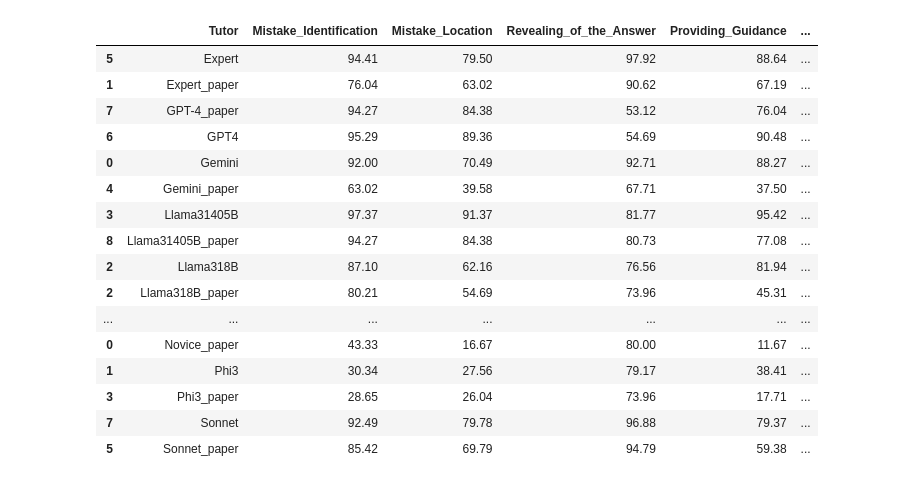
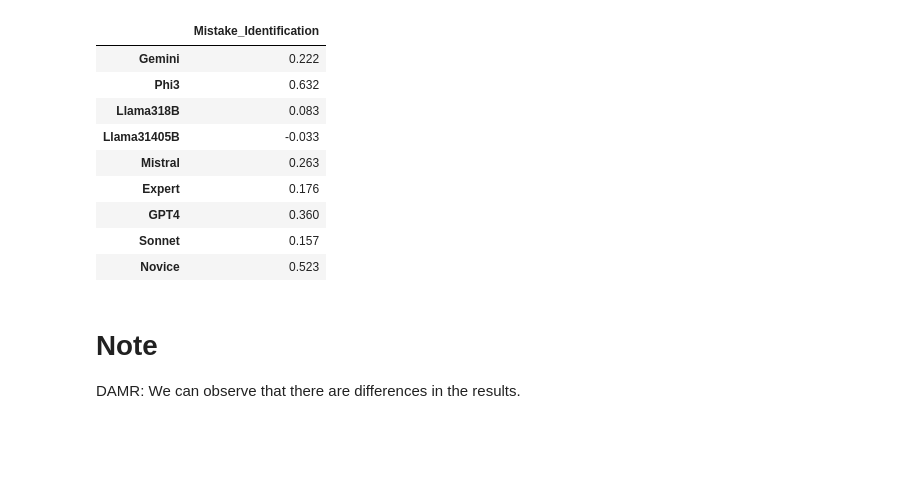
Before and after one commit to XqFeng-Josie/Unifying_AI_Tutor_Evaluation_PaperReplicate, a Jupyter notebook: code/data_analysis.ipynb, the cells around one changed output. Drawn from its saved outputs; the diff is of its cells as text; code cells hidden in the pictures; blank space fills up the shorter version.

```diff
--- a/code/data_analysis.ipynb
+++ b/code/data_analysis.ipynb
@@ -144,7 +246,15 @@ Index(['Tutor', 'Actionability', 'Coherence', 'Mistake_Identification',
 # %%
-import pandas as pd
-ss = pd.read_csv('../paper/paper_result.csv',sep='\t')
-ss['Tutor'] = ss['Tutor'].apply(lambda x: x.replace("*","")+"_paper")
-concat_result = pd.concat([ss, pd_result], axis=0)
-concat_result = concat_result.sort_values(by='Tutor')
-concat_result.head()
+import numpy as np
+from sklearn.metrics import make_scorer
+from scipy.stats import pearsonr
+from scipy.stats import pearsonr, spearmanr
+def pearson_corr(y_true, y_pred, method="pearson"):
+    y_true = np.array(y_true, dtype=float)
+    y_pred = np.array(y_pred, dtype=float)
+    mask = ~np.isnan(y_true) & ~np.isnan(y_pred)
+    y_true, y_pred = y_true[mask], y_pred[mask]
+    if method == "pearson":
+        r = pearsonr(y_true, y_pred)
+    elif method == "spearman":
+        r= spearmanr(y_true, y_pred)
+    return round(r.correlation, 3), round(r.pvalue, 3)
@@ -158,20 +260,0 @@ concat_result.head()
-# %%
-concat_result
-# %% [output]
-|  | Tutor | Mistake_Identification | Mistake_Location | Revealing_of_the_Answer | Providing_Guidance | ... |
-| 5 | Expert | 94.41 | 79.50 | 97.92 | 88.64 | ... |
-| 1 | Expert_paper | 76.04 | 63.02 | 90.62 | 67.19 | ... |
-| 7 | GPT-4_paper | 94.27 | 84.38 | 53.12 | 76.04 | ... |
-| 6 | GPT4 | 95.29 | 89.36 | 54.69 | 90.48 | ... |
-| 0 | Gemini | 92.00 | 70.49 | 92.71 | 88.27 | ... |
-| 4 | Gemini_paper | 63.02 | 39.58 | 67.71 | 37.50 | ... |
-| 3 | Llama31405B | 97.37 | 91.37 | 81.77 | 95.42 | ... |
-| 8 | Llama31405B_paper | 94.27 | 84.38 | 80.73 | 77.08 | ... |
-| 2 | Llama318B | 87.10 | 62.16 | 76.56 | 81.94 | ... |
-| 2 | Llama318B_paper | 80.21 | 54.69 | 73.96 | 45.31 | ... |
-| ... | ... | ... | ... | ... | ... | ... |
-| 0 | Novice_paper | 43.33 | 16.67 | 80.00 | 11.67 | ... |
-| 1 | Phi3 | 30.34 | 27.56 | 79.17 | 38.41 | ... |
-| 3 | Phi3_paper | 28.65 | 26.04 | 73.96 | 17.71 | ... |
-| 7 | Sonnet | 92.49 | 79.78 | 96.88 | 79.37 | ... |
-| 5 | Sonnet_paper | 85.42 | 69.79 | 94.79 | 59.38 | ... |
@@ -177,0 +285,36 @@ concat_result
+# %%
+# Mistake_Identification
+result= defaultdict(dict)
+for k, v in MRBenchv1_model_point.items():
+    for kk, vv in v.items():
+        if kk == "Mistake_Identification":
+            compare_model_result = model_point[k][kk.lower()]
+            group1 = pd.DataFrame(vv, columns=['conversation_id', 'annotation_point'])
+            group2 = pd.DataFrame(compare_model_result, columns=['conversation_id', 'annotation_point'])
+            merge_result = pd.merge(group1, group2, on='conversation_id', how='inner')
+            merge_result = merge_result.dropna().drop_duplicates(subset=['conversation_id'])
+            merge_result
+            y_true = merge_result['annotation_point_x']
+            y_pred = merge_result['annotation_point_y']
+            p_corr, p_pvalue = pearson_corr(y_true, y_pred, method="pearson")
+            s_corr, s_pvalue = pearson_corr(y_true, y_pred, method="spearman")
+            # result[kk][k] = [p_corr, p_pvalue, s_corr, s_pvalue, len(merge_result)]
+            result[kk][k] = p_corr
+            # break
+
+result = pd.DataFrame(result)
+result
+# %% [output]
+|  | Mistake_Identification |
+| Gemini | 0.222 |
+| Phi3 | 0.632 |
+| Llama318B | 0.083 |
+| Llama31405B | -0.033 |
+| Mistral | 0.263 |
+| Expert | 0.176 |
+| GPT4 | 0.360 |
+| Sonnet | 0.157 |
+| Novice | 0.523 |
+# %% [markdown]
+# Note
+DAMR: We can observe that there are differences in the results.
```
Also changed, not shown: parts of 12 cells of this notebook, 7 other files.
